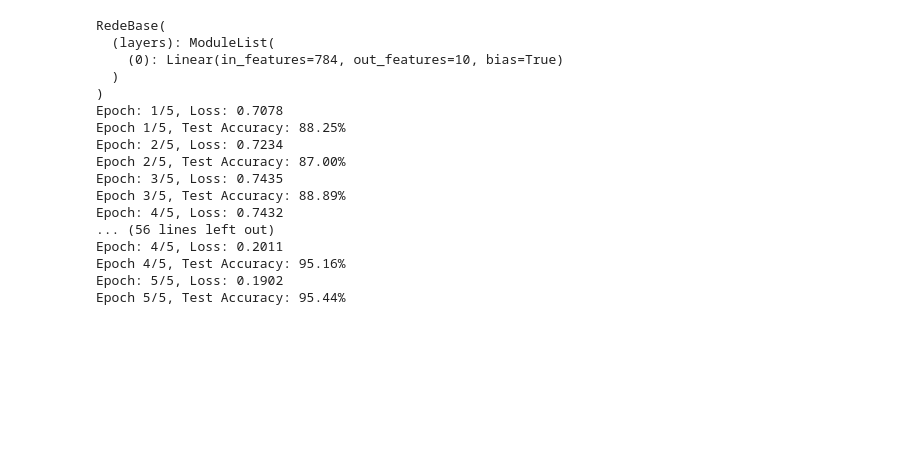
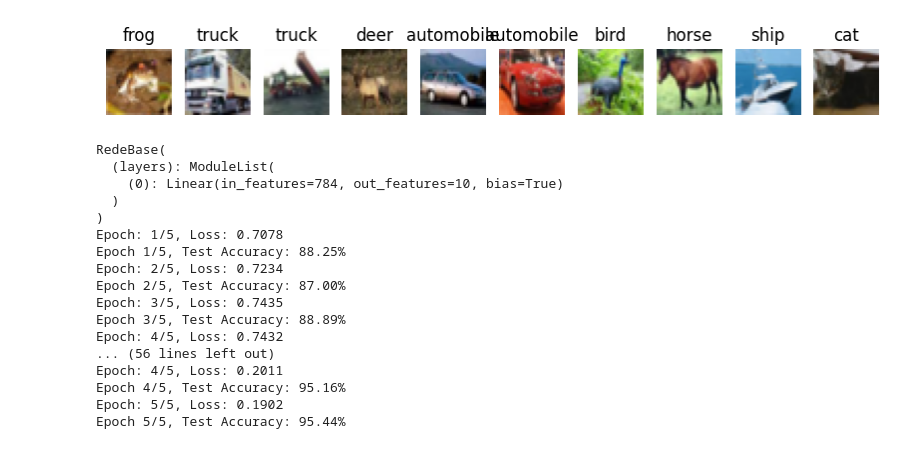
Before and after one commit to LMBarboza/RedesNeurais, a Jupyter notebook: lista3/lista3.ipynb, the cells around one changed output. Drawn from its saved outputs; the diff is of its cells as text; code cells hidden in the pictures; blank space fills up the shorter version.

```diff
--- a/lista3/lista3.ipynb
+++ b/lista3/lista3.ipynb
@@ -85,3 +108,31 @@ Epoch 5/5, Test Accuracy: 94.00%
+# %%
+import matplotlib.pyplot as plt
+import numpy as np
+
+def imshow(img):
+    npimg = img.numpy()
+    plt.imshow(np.transpose(npimg, (1, 2, 0)))
+    plt.axis("off")
+
+transform = transforms.Compose([
+    transforms.ToTensor(),
+])
+
+trainloader = torch.utils.data.DataLoader(trainset, batch_size=10, shuffle=False)
+
+dataiter = iter(trainloader)
+images, labels = next(dataiter)
+
+classes = trainset.classes
+
+plt.figure(figsize=(10, 2))
+for i in range(10):
+    plt.subplot(1, 10, i+1)
+    imshow(images[i])
+    plt.title(classes[labels[i]])
+    plt.axis("off")
+# %% [output]
+[figure, added]
 # %%
 %run 'item_d.py'
 # %% [output]
```
Also changed, not shown: parts of 15 cells of this notebook.
